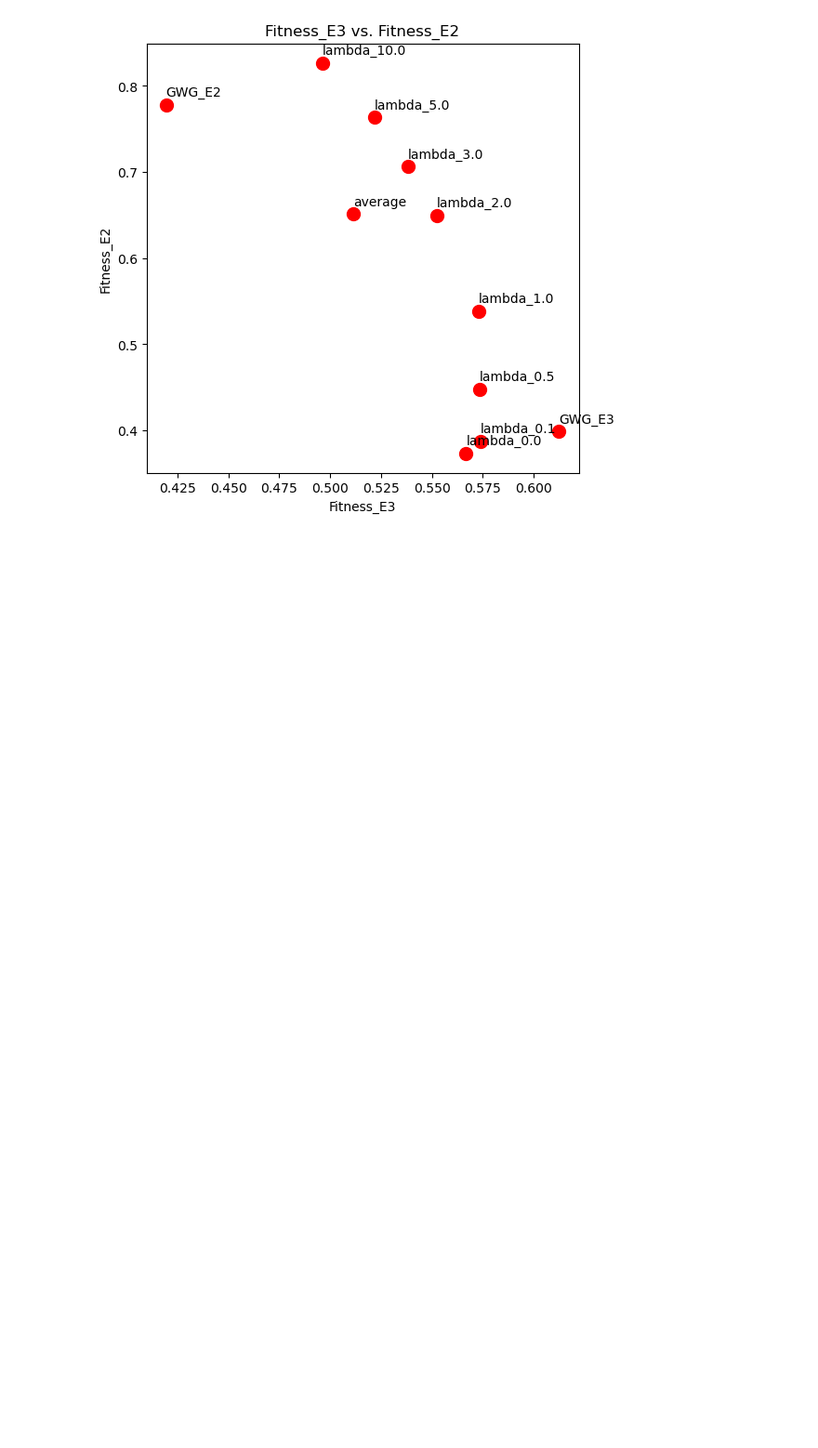
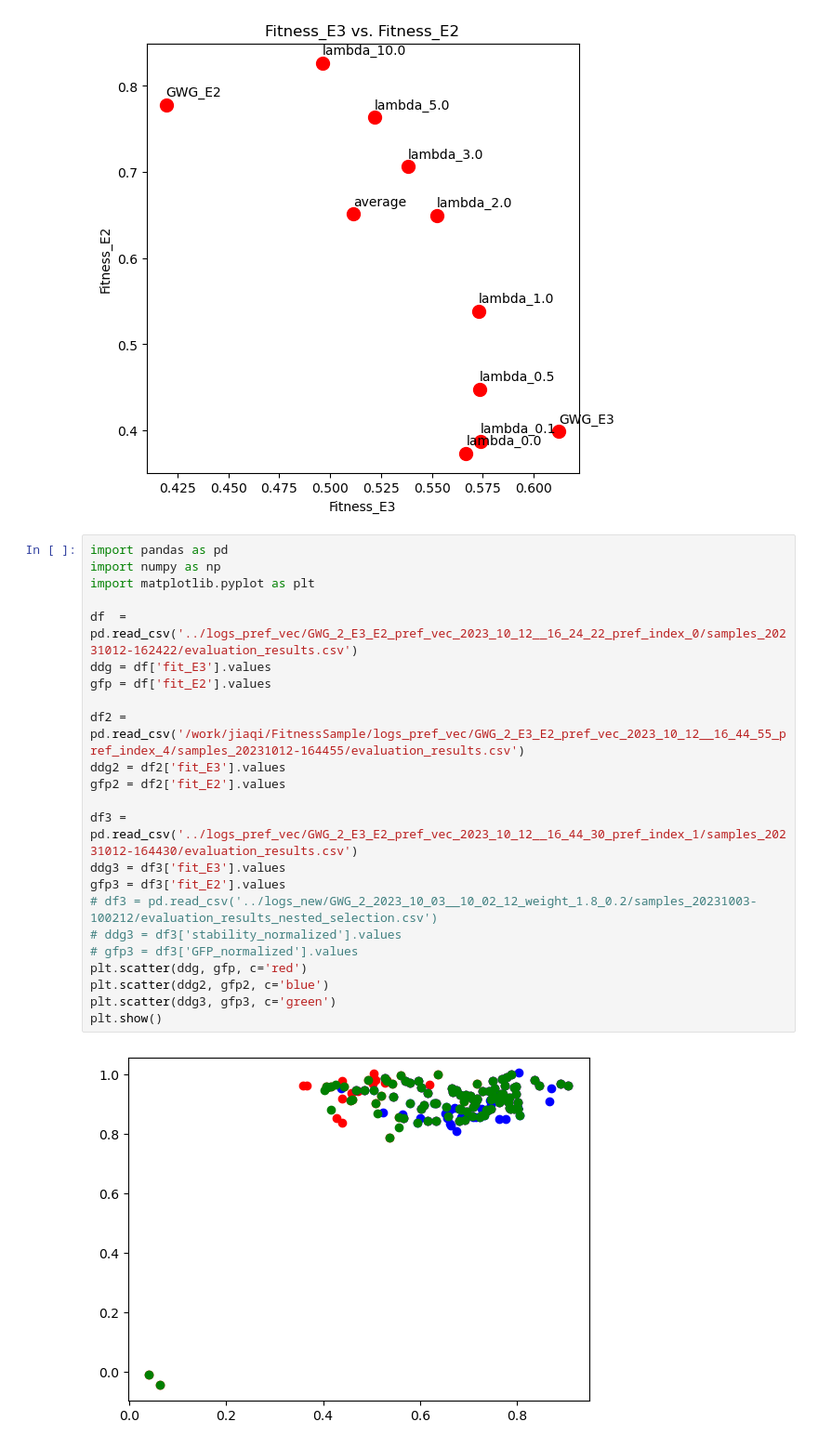
Before and after one commit to luojq19/FitnessSample, a Jupyter notebook: jupters/process_ParD3.ipynb, the cells around one changed output. Shown at 93% size. Drawn from its saved outputs; the diff is of its cells as text; blank space fills up the shorter version.

```diff
--- a/jupters/process_ParD3.ipynb
+++ b/jupters/process_ParD3.ipynb
@@ -244,3 +244,28 @@ plt.title('Fitness_E3 vs. Fitness_E2')
 plt.show()
 # %% [output]
 [figure]
+# %%
+import pandas as pd
+import numpy as np
+import matplotlib.pyplot as plt
+
+df  = pd.read_csv('../logs_pref_vec/GWG_2_E3_E2_pref_vec_2023_10_12__16_24_22_pref_index_0/samples_20231012-162422/evaluation_results.csv')
+ddg = df['fit_E3'].values
+gfp = df['fit_E2'].values
+
+df2 = pd.read_csv('/work/jiaqi/FitnessSample/logs_pref_vec/GWG_2_E3_E2_pref_vec_2023_10_12__16_44_55_pref_index_4/samples_20231012-164455/evaluation_results.csv')
+ddg2 = df2['fit_E3'].values
+gfp2 = df2['fit_E2'].values
+
+df3 = pd.read_csv('../logs_pref_vec/GWG_2_E3_E2_pref_vec_2023_10_12__16_44_30_pref_index_1/samples_20231012-164430/evaluation_results.csv')
+ddg3 = df3['fit_E3'].values
+gfp3 = df3['fit_E2'].values
+# df3 = pd.read_csv('../logs_new/GWG_2_2023_10_03__10_02_12_weight_1.8_0.2/samples_20231003-100212/evaluation_results_nested_selection.csv')
+# ddg3 = df3['stability_normalized'].values
+# gfp3 = df3['GFP_normalized'].values
+plt.scatter(ddg, gfp, c='red')
+plt.scatter(ddg2, gfp2, c='blue')
+plt.scatter(ddg3, gfp3, c='green')
+plt.show()
+# %% [output]
+[figure, added]
```
Also changed, not shown: parts of 5 cells of this notebook, 26 other files.
